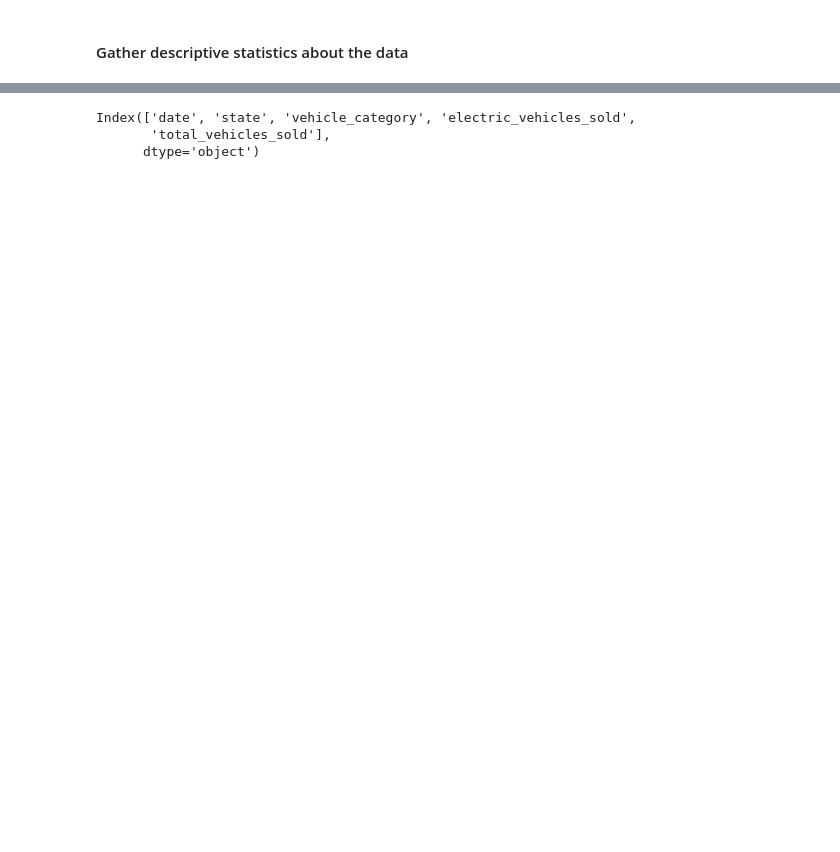
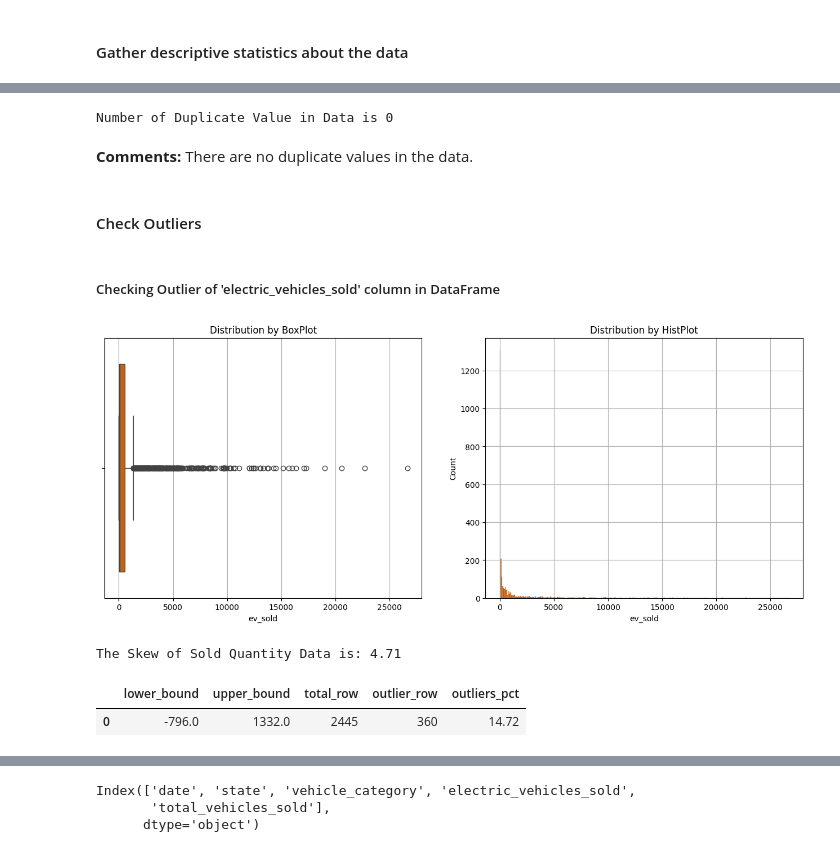
Before and after one commit to WalterEdwardd/General_Motors-Provide_Insights_to_Chief_in_Electric_and_Hybrid_Vehicles, a Jupyter notebook: notebooks/processed_data.ipynb, the cells around one changed output, grey strips where cells are left out. Cells and saved outputs as stored; diff of their text form; code cells hidden in the pictures; blank space fills up the shorter version.

```diff
--- a/notebooks/processed_data.ipynb
+++ b/notebooks/processed_data.ipynb
@@ -164,0 +223,9 @@ As a data cleaning step, rename the columns as needed. Standardize the column na
+# %%
+# List of columns to clean
+object_list = ['state', 'vehicle_cat']
+
+# Remove spaces at the beginning and end of the string
+sales_by_states[object_list] = sales_by_states[object_list].apply(lambda x: x.str.strip())
+
+# Convert text to lowercase
+sales_by_states[object_list] = sales_by_states[object_list].apply(lambda x: x.str.lower())
@@ -164,0 +249,10 @@ As a data cleaning step, rename the columns as needed. Standardize the column na
+# %%
+# Check for duplicates values
+print(f"Number of Duplicate Value in Data is {sales_by_states.duplicated().sum()}")
+# %% [output]
+Number of Duplicate Value in Data is 0
+# %% [markdown]
+**Comments:**
+There are no duplicate values in the data.
+# %% [markdown]
+#### Check Outliers
@@ -164,0 +310,31 @@ As a data cleaning step, rename the columns as needed. Standardize the column na
+# %% [markdown]
+##### Checking Outlier of 'electric_vehicles_sold' column in DataFrame
+# %%
+# Create a BoxPlot and HistPlot to visualize distribution of 'ev_sold' and detect any outliers
+# set the size of chart
+plt.figure(figsize=(16,6))
+# first subplot by box plot
+plt.subplot(1,2,1)
+plt.grid()
+sns.boxplot(data=sales_by_states, x='ev_sold', color='#DC5F00')
+plt.title("Distribution by BoxPlot")
+# second subplot by hist plot
+plt.subplot(1,2,2)
+plt.grid()
+sns.histplot(data=sales_by_states, x='ev_sold', color='#DC5F00')
+plt.title("Distribution by HistPlot")
+# Display the chart
+plt.show()
+# Check the skewness of data in the "ev_sold" column
+print(f"The Skew of Sold Quantity Data is: {round(sales_by_states['ev_sold'].skew(), 2)}")
+# %% [output]
+[figure, added]
+The Skew of Sold Quantity Data is: 4.71
+# %%
+# check the outliers, find out the upper bound, lower bound of the electric vehicles sold column
+state_sold_limit = check_outlier(sales_by_states, 'ev_sold')
+# Display the required information
+state_sold_limit
+# %% [output]
+|  | lower_bound | upper_bound | total_row | outlier_row | outliers_pct |
+| 0 | -796.0 | 1332.0 | 2445 | 360 | 14.72 |
```
Also changed, not shown: parts of 209 cells of this notebook.
